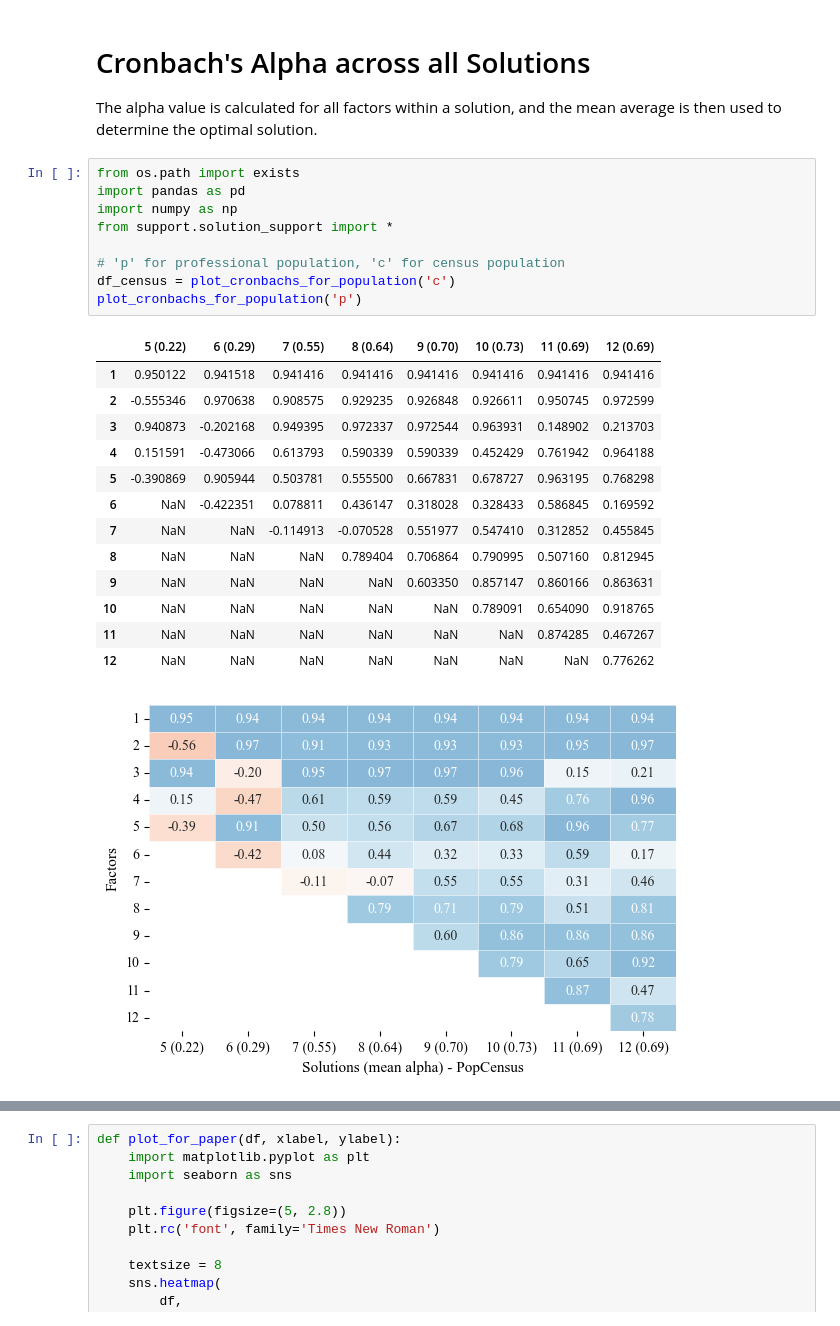
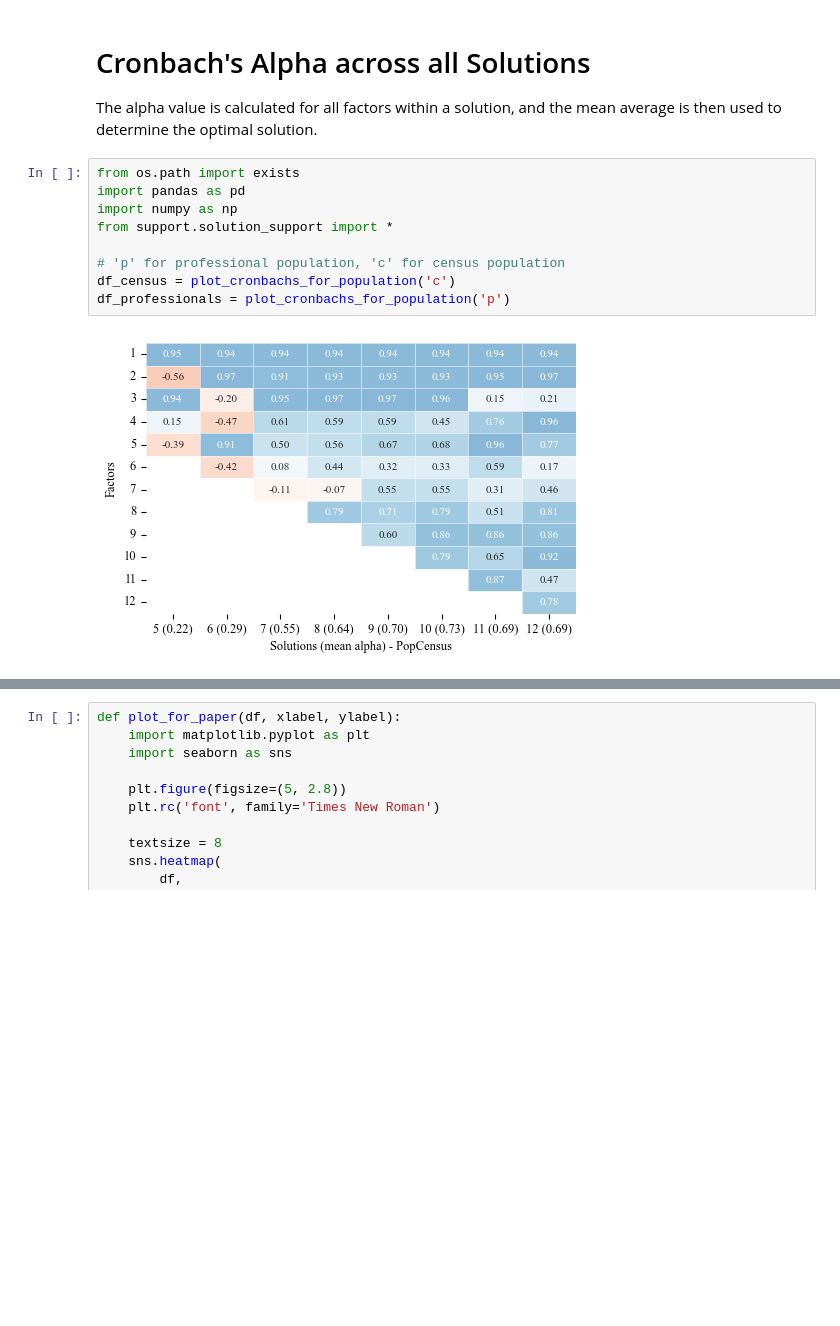
Before and after one commit to alan-turing-institute/hexaco-rep-public, a Jupyter notebook: Fig3-SolutionCronbachs.ipynb, the cells around one changed output, grey strips where cells are left out. Cells and saved outputs as stored; diff of their text form; blank space fills up the shorter version.

```diff
--- a/Fig3-SolutionCronbachs.ipynb
+++ b/Fig3-SolutionCronbachs.ipynb
@@ -6,24 +6,11 @@ and the mean average is then used to determine the optimal solution.
 # %%
 from os.path import exists
 import pandas as pd
 import numpy as np
 from support.solution_support import *
 
 # 'p' for professional population, 'c' for census population
 df_census = plot_cronbachs_for_population('c')
-plot_cronbachs_for_population('p')
+df_professionals = plot_cronbachs_for_population('p')
 # %% [output]
-|  | 5 (0.22) | 6 (0.29) | 7 (0.55) | 8 (0.64) | 9 (0.70) | 10 (0.73) | 11 (0.69) | 12 (0.69) |
-| 1 | 0.950122 | 0.941518 | 0.941416 | 0.941416 | 0.941416 | 0.941416 | 0.941416 | 0.941416 |
-| 2 | -0.555346 | 0.970638 | 0.908575 | 0.929235 | 0.926848 | 0.926611 | 0.950745 | 0.972599 |
-| 3 | 0.940873 | -0.202168 | 0.949395 | 0.972337 | 0.972544 | 0.963931 | 0.148902 | 0.213703 |
-| 4 | 0.151591 | -0.473066 | 0.613793 | 0.590339 | 0.590339 | 0.452429 | 0.761942 | 0.964188 |
-| 5 | -0.390869 | 0.905944 | 0.503781 | 0.555500 | 0.667831 | 0.678727 | 0.963195 | 0.768298 |
-| 6 | NaN | -0.422351 | 0.078811 | 0.436147 | 0.318028 | 0.328433 | 0.586845 | 0.169592 |
-| 7 | NaN | NaN | -0.114913 | -0.070528 | 0.551977 | 0.547410 | 0.312852 | 0.455845 |
-| 8 | NaN | NaN | NaN | 0.789404 | 0.706864 | 0.790995 | 0.507160 | 0.812945 |
-| 9 | NaN | NaN | NaN | NaN | 0.603350 | 0.857147 | 0.860166 | 0.863631 |
-| 10 | NaN | NaN | NaN | NaN | NaN | 0.789091 | 0.654090 | 0.918765 |
-| 11 | NaN | NaN | NaN | NaN | NaN | NaN | 0.874285 | 0.467267 |
-| 12 | NaN | NaN | NaN | NaN | NaN | NaN | NaN | 0.776262 |
-[figure, old version]
+[figure, new version]
```
Also changed, not shown: parts of 1 cell of this notebook.
